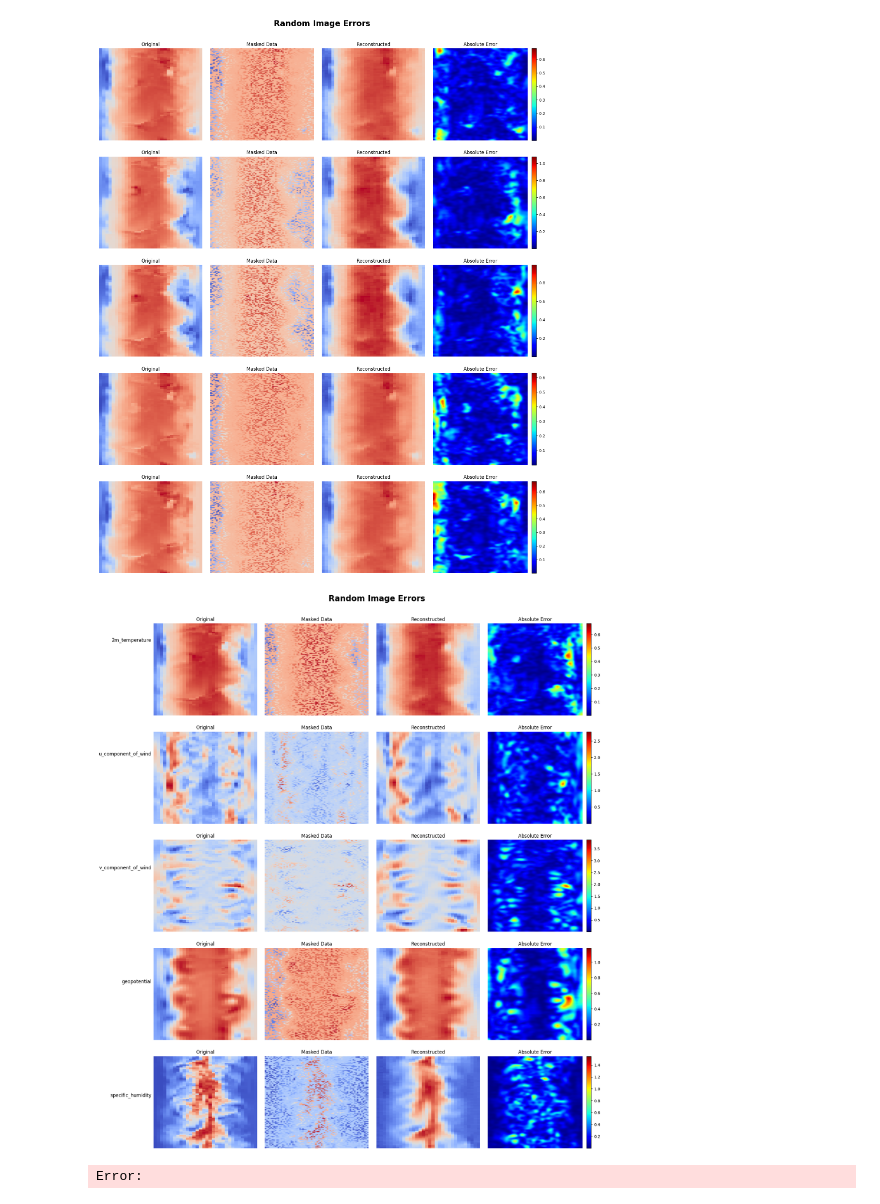
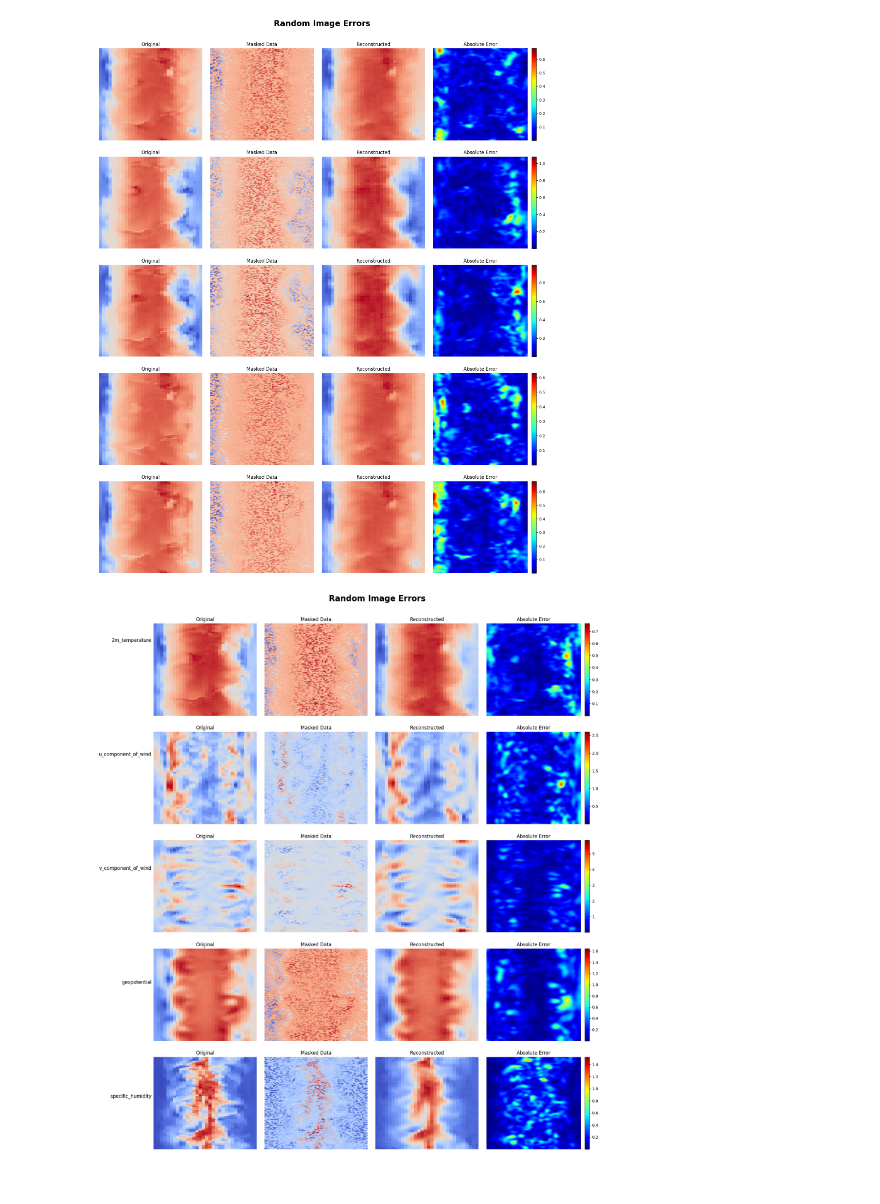
Before and after one commit to nathanwbailey/msc_project, a Jupyter notebook: part_3_robust/simclr_decoder_window_hard_neg_ratio_both_cycle/eval.ipynb, the cells around one changed output. Cells and saved outputs as stored; diff of their text form; code cells hidden in the pictures.

```diff
--- a/part_3_robust/simclr_decoder_window_hard_neg_ratio_both_cycle/eval.ipynb
+++ b/part_3_robust/simclr_decoder_window_hard_neg_ratio_both_cycle/eval.ipynb
@@ -636,6 +636,10 @@ mode_labels = [
 ]
 
 fig, axs = plt.subplots(5, 4, figsize=(16, 20))
+
+vmins = [0.00015354156494140625, 3.9443373680114746e-05, 0.0007582604885101318, 0.00029033422470092773, 1.6689300537109375e-06]
+vmaxs = [0.7664413452148438, 2.5970685482025146, 5.86582660675048, 1.6423306465148926, 1.5221893787384033]
+
 for i in range(5):
     x_temp_i = x_temp[:, :, i]
     masked_x_temp_i = masked_x_temp[:, :, i]
@@ -646,33 +650,32 @@ for i in range(5):
     axs[i, 0].set_title("Original")
     axs[i, 0].axis("off")
 
     axs[i, 1].imshow(masked_x_temp_i, cmap="coolwarm", aspect="auto")
     axs[i, 1].set_title("Masked Data")
     axs[i, 1].axis("off")
 
     axs[i, 2].imshow(recon_masked_x_temp_i, cmap="coolwarm", aspect="auto")
     axs[i, 2].set_title("Reconstructed")
     axs[i, 2].axis("off")
 
     im = axs[i, 3].imshow(
-        error_i, cmap="jet", aspect="auto", interpolation="bicubic"
+        error_i, vmin=vmins[i], vmax=vmaxs[i], cmap="jet", aspect="auto", interpolation="bicubic"
     )
     axs[i, 3].set_title("Absolute Error")
     axs[i, 3].axis("off")
 
     fig.colorbar(im, ax=axs[i, 3], fraction=0.046, pad=0.04)
 fig.suptitle("Random Image Errors", fontsize=20, fontweight="bold")
 for i in range(5):
     fig.text(
         0.005,
         1 - (i + 0.5) / 5,
         mode_labels[i],
         va="center",
         ha="right",
         fontsize=12,
     )
 plt.tight_layout(rect=[0, 0, 1, 0.97], w_pad=2.0, h_pad=2.5)
 plt.show()
 # %% [output]
-[figure, old version]
+[figure, new version]
-Error:
```
Also changed, not shown: 4 other files.
